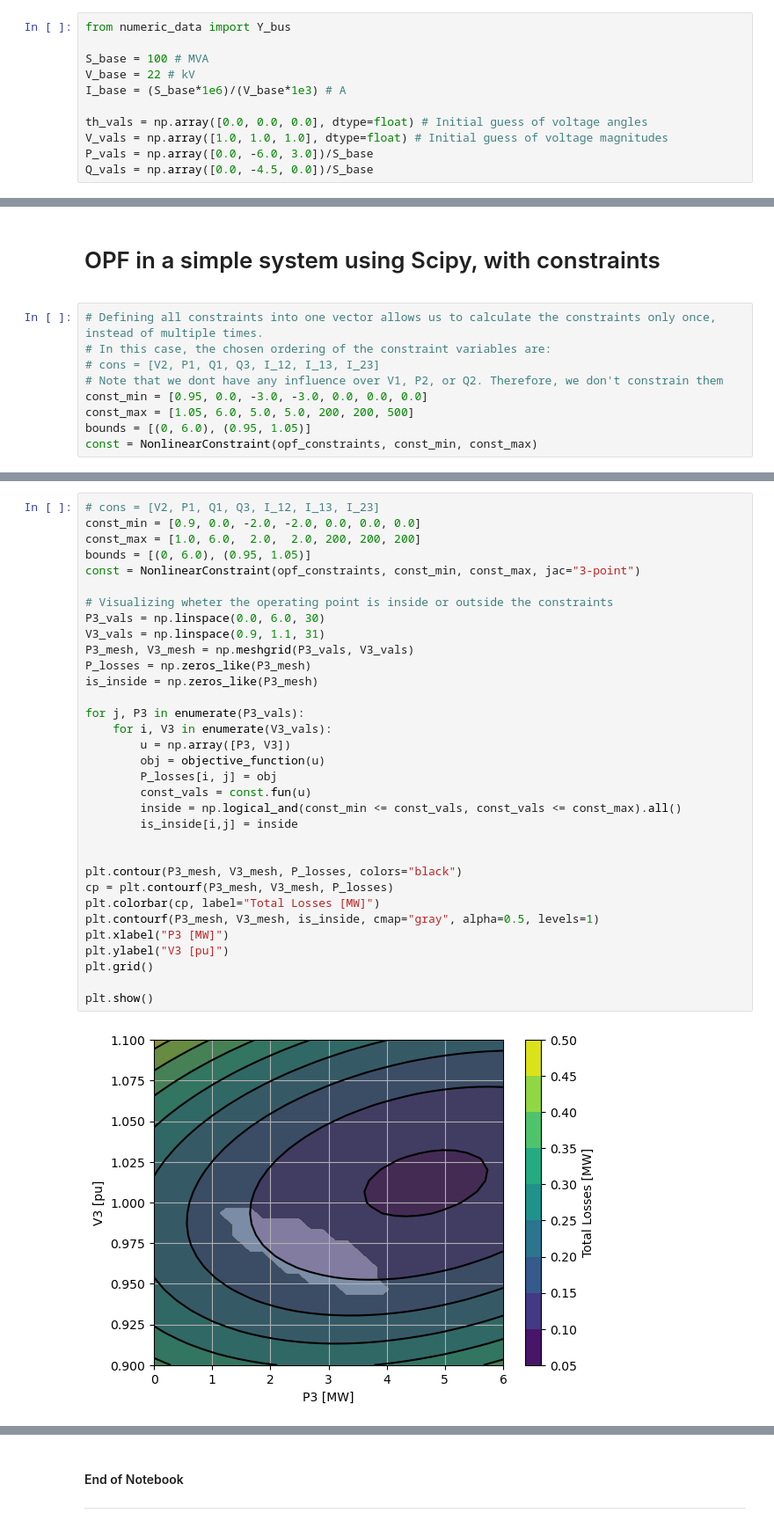
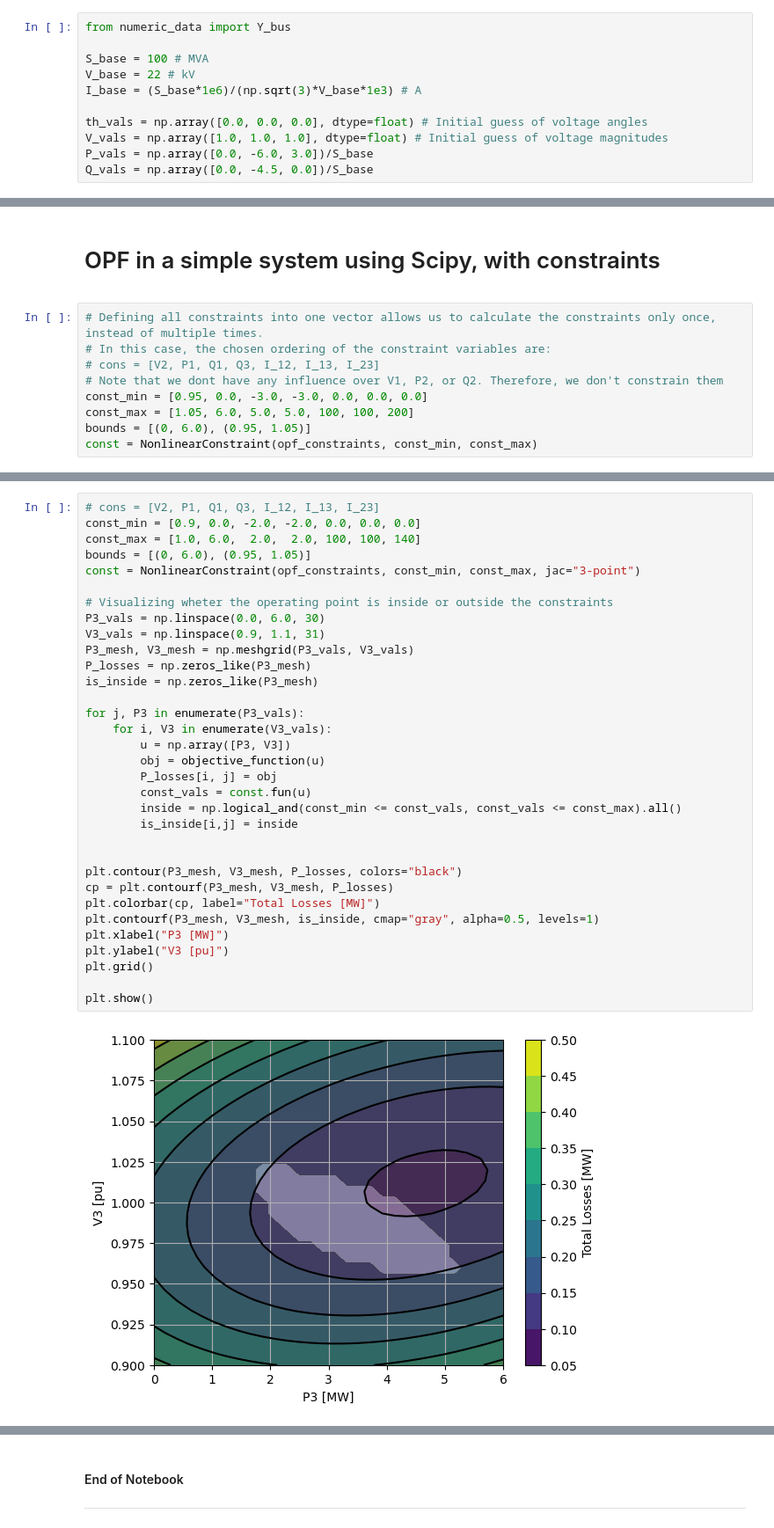
Before and after one commit to sambeets/EPE2316-Power-System-Planning, a Jupyter notebook: DigiLab/6 - Security Constrained Optimal Power Flow/Digital Lab 6 - Security Constrained OPF.ipynb, the cells around one changed output, grey strips where cells are left out. Shown at 88% size. Cells and saved outputs as stored; diff of their text form.

```diff
--- a/DigiLab/6 - Security Constrained Optimal Power Flow/Digital Lab 6 - Security Constrained OPF.ipynb
+++ b/DigiLab/6 - Security Constrained Optimal Power Flow/Digital Lab 6 - Security Constrained OPF.ipynb
@@ -57,7 +57,7 @@ from numeric_data import Y_bus
 
 S_base = 100 # MVA
 V_base = 22 # kV
-I_base = (S_base*1e6)/(V_base*1e3) # A
+I_base = (S_base*1e6)/(np.sqrt(3)*V_base*1e3) # A
 
 th_vals = np.array([0.0, 0.0, 0.0], dtype=float) # Initial guess of voltage angles
 V_vals = np.array([1.0, 1.0, 1.0], dtype=float) # Initial guess of voltage magnitudes
@@ -257,7 +257,7 @@ def opf_constraints(u, V1=1.0, P2=-6.0, Q2=-4.5):
 # cons = [V2, P1, Q1, Q3, I_12, I_13, I_23]
 # Note that we dont have any influence over V1, P2, or Q2. Therefore, we don't constrain them
 const_min = [0.95, 0.0, -3.0, -3.0, 0.0, 0.0, 0.0]
-const_max = [1.05, 6.0, 5.0, 5.0, 200, 200, 500]
+const_max = [1.05, 6.0, 5.0, 5.0, 100, 100, 200]
 bounds = [(0, 6.0), (0.95, 1.05)]
 const = NonlinearConstraint(opf_constraints, const_min, const_max)
 # %%
@@ -299,38 +299,38 @@ P3 optimal: 4.643280892946795 MW, V3 optimal: 1.0115196771164179 pu, P_losses: 0
 # %%
 # cons = [V2, P1, Q1, Q3, I_12, I_13, I_23]
 const_min = [0.9, 0.0, -2.0, -2.0, 0.0, 0.0, 0.0]
-const_max = [1.0, 6.0,  2.0,  2.0, 200, 200, 200]
+const_max = [1.0, 6.0,  2.0,  2.0, 100, 100, 140]
 bounds = [(0, 6.0), (0.95, 1.05)]
 const = NonlinearConstraint(opf_constraints, const_min, const_max, jac="3-point")
 
 # Visualizing wheter the operating point is inside or outside the constraints
 P3_vals = np.linspace(0.0, 6.0, 30)
 V3_vals = np.linspace(0.9, 1.1, 31)
 P3_mesh, V3_mesh = np.meshgrid(P3_vals, V3_vals)
 P_losses = np.zeros_like(P3_mesh)
 is_inside = np.zeros_like(P3_mesh)
 
 for j, P3 in enumerate(P3_vals):
     for i, V3 in enumerate(V3_vals):
         u = np.array([P3, V3])
         obj = objective_function(u)
         P_losses[i, j] = obj
         const_vals = const.fun(u)
         inside = np.logical_and(const_min <= const_vals, const_vals <= const_max).all()
         is_inside[i,j] = inside
 
 
 plt.contour(P3_mesh, V3_mesh, P_losses, colors="black")
 cp = plt.contourf(P3_mesh, V3_mesh, P_losses)
 plt.colorbar(cp, label="Total Losses [MW]")
 plt.contourf(P3_mesh, V3_mesh, is_inside, cmap="gray", alpha=0.5, levels=1)
 plt.xlabel("P3 [MW]")
 plt.ylabel("V3 [pu]")
 plt.grid()
 
 plt.show()
 # %% [output]
-[figure, old version]
+[figure, new version]
 # %%
 u0 = np.array([6.0, 0.9])
 sol_OPF = minimize(objective_function, x0=u0, constraints=const, bounds=bounds, jac="3-point")
```
Also changed, not shown: parts of 5 cells of this notebook, 1 other file.
